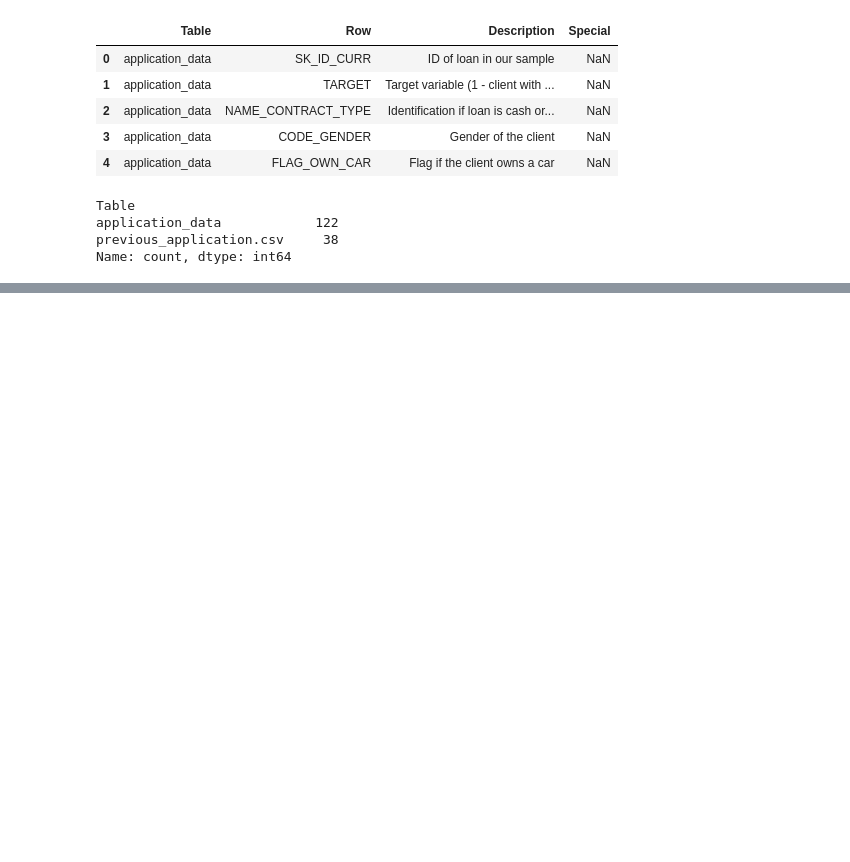
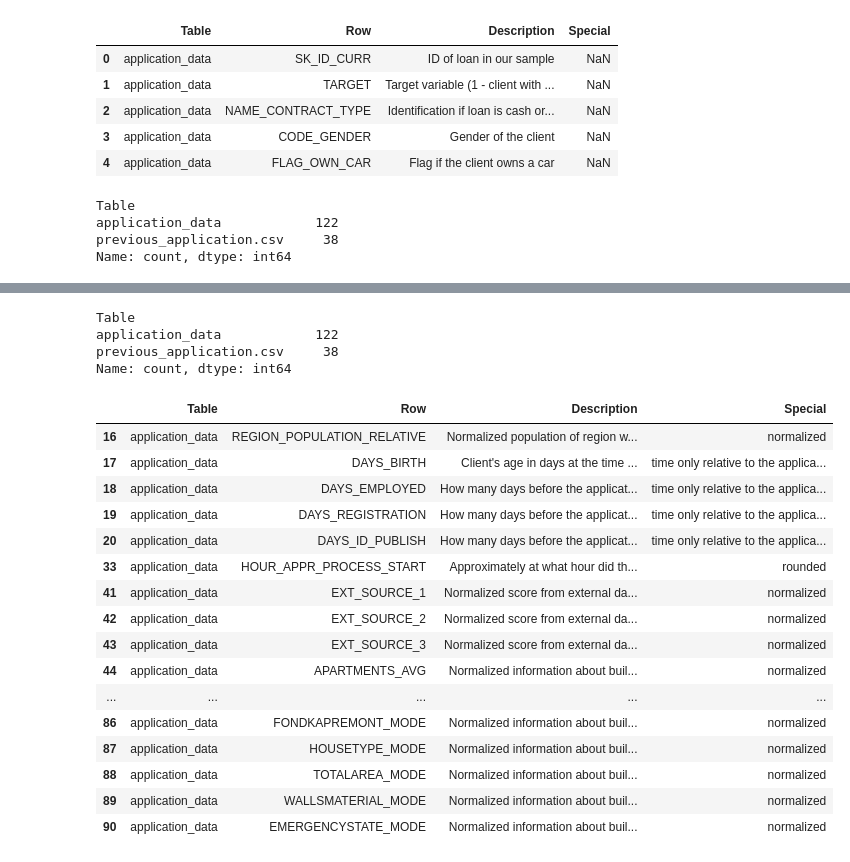
Before and after one commit to aver81/Loan-Defaulter-Classification, a Jupyter notebook: notebooks/LoanDefaulterEDA.ipynb, the cells around one changed output, grey strips where cells are left out. Cells and saved outputs as stored; diff of their text form; code cells hidden in the pictures; blank space fills up the shorter version.

Commit message:
column description

```diff
--- a/notebooks/LoanDefaulterEDA.ipynb
+++ b/notebooks/LoanDefaulterEDA.ipynb
@@ -78,0 +99,30 @@ Wall time: 6.52 s
+# %%
+columnDescription['Table'].value_counts(dropna=False)
+# %% [output]
+Table
+application_data            122
+previous_application.csv     38
+Name: count, dtype: int64
+# %%
+appDes = columnDescription[columnDescription.Table == 'application_data']
+prevappDes = columnDescription[columnDescription.Table != 'application_data']
+# %%
+appDes[appDes.Special.notna()]
+# %% [output]
+|  | Table | Row | Description | Special |
+| 16 | application_data | REGION_POPULATION_RELATIVE | Normalized population of region w... | normalized |
+| 17 | application_data | DAYS_BIRTH | Client's age in days at the time ... | time only relative to the applica... |
+| 18 | application_data | DAYS_EMPLOYED | How many days before the applicat... | time only relative to the applica... |
+| 19 | application_data | DAYS_REGISTRATION | How many days before the applicat... | time only relative to the applica... |
+| 20 | application_data | DAYS_ID_PUBLISH | How many days before the applicat... | time only relative to the applica... |
+| 33 | application_data | HOUR_APPR_PROCESS_START | Approximately at what hour did th... | rounded |
+| 41 | application_data | EXT_SOURCE_1 | Normalized score from external da... | normalized |
+| 42 | application_data | EXT_SOURCE_2 | Normalized score from external da... | normalized |
+| 43 | application_data | EXT_SOURCE_3 | Normalized score from external da... | normalized |
+| 44 | application_data | APARTMENTS_AVG | Normalized information about buil... | normalized |
+| ... | ... | ... | ... | ... |
+| 86 | application_data | FONDKAPREMONT_MODE | Normalized information about buil... | normalized |
+| 87 | application_data | HOUSETYPE_MODE | Normalized information about buil... | normalized |
+| 88 | application_data | TOTALAREA_MODE | Normalized information about buil... | normalized |
+| 89 | application_data | WALLSMATERIAL_MODE | Normalized information about buil... | normalized |
+| 90 | application_data | EMERGENCYSTATE_MODE | Normalized information about buil... | normalized |
```
Also changed, not shown: parts of 7 cells of this notebook.
